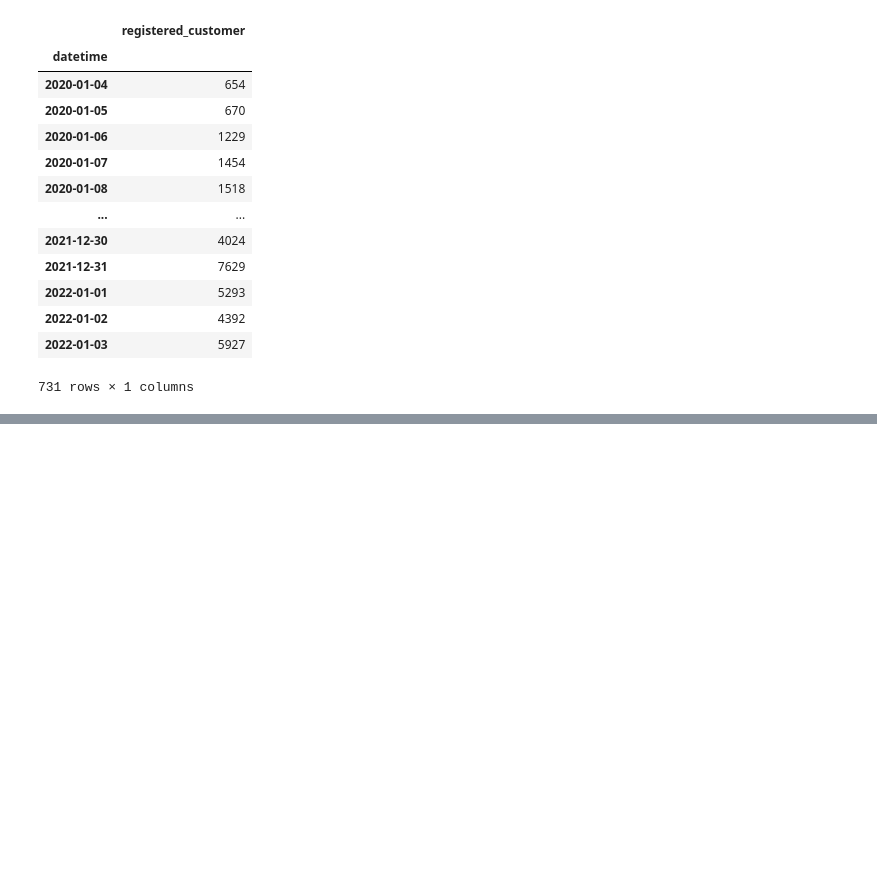
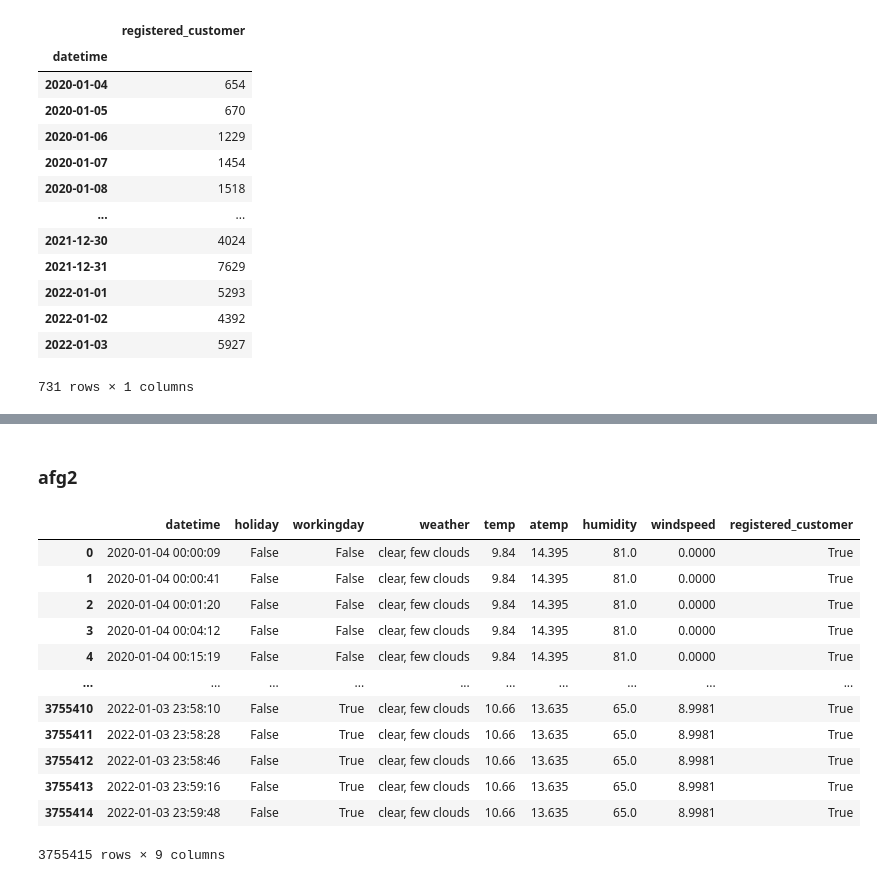
Before and after one commit to P-AEL/K-ppers-Projekt1, a Jupyter notebook: Flo.ipynb, the cells around one changed output, grey strips where cells are left out. Saved outputs shown, nothing was run; the diff lists cells and outputs as text; code cells hidden in the pictures; blank space fills up the shorter version.

```diff
--- a/Flo.ipynb
+++ b/Flo.ipynb
@@ -33,0 +83,2 @@ px.line(df_rcus, x=df_rcus.index, y="registered_customer")
+# %%
+org_data_clean1 = org_data_clean.copy()
@@ -33,0 +89,2 @@ px.line(df_rcus, x=df_rcus.index, y="registered_customer")
+# %%
+org_data_clean1.loc[org_data_clean1.temp == 1394.0, "temp"] = org_data_clean1.temp.div(100)
@@ -33,0 +94,20 @@ px.line(df_rcus, x=df_rcus.index, y="registered_customer")
+# %% [markdown]
+### afg2
+# %%
+df_afg2_3 = org_data_clean1.copy()
+# %%
+df_afg2_3
+# %% [output]
+|  | datetime | holiday | workingday | weather | temp | atemp | humidity | windspeed | registered_customer |
+| 0 | 2020-01-04 00:00:09 | False | False | clear, few clouds | 9.84 | 14.395 | 81.0 | 0.0000 | True |
+| 1 | 2020-01-04 00:00:41 | False | False | clear, few clouds | 9.84 | 14.395 | 81.0 | 0.0000 | True |
+| 2 | 2020-01-04 00:01:20 | False | False | clear, few clouds | 9.84 | 14.395 | 81.0 | 0.0000 | True |
+| 3 | 2020-01-04 00:04:12 | False | False | clear, few clouds | 9.84 | 14.395 | 81.0 | 0.0000 | True |
+| 4 | 2020-01-04 00:15:19 | False | False | clear, few clouds | 9.84 | 14.395 | 81.0 | 0.0000 | True |
+| ... | ... | ... | ... | ... | ... | ... | ... | ... | ... |
+| 3755410 | 2022-01-03 23:58:10 | False | True | clear, few clouds | 10.66 | 13.635 | 65.0 | 8.9981 | True |
+| 3755411 | 2022-01-03 23:58:28 | False | True | clear, few clouds | 10.66 | 13.635 | 65.0 | 8.9981 | True |
+| 3755412 | 2022-01-03 23:58:46 | False | True | clear, few clouds | 10.66 | 13.635 | 65.0 | 8.9981 | True |
+| 3755413 | 2022-01-03 23:59:16 | False | True | clear, few clouds | 10.66 | 13.635 | 65.0 | 8.9981 | True |
+| 3755414 | 2022-01-03 23:59:48 | False | True | clear, few clouds | 10.66 | 13.635 | 65.0 | 8.9981 | True |
+3755415 rows × 9 columns
```
Also changed, not shown: parts of 13 cells of this notebook, 2 other files.
